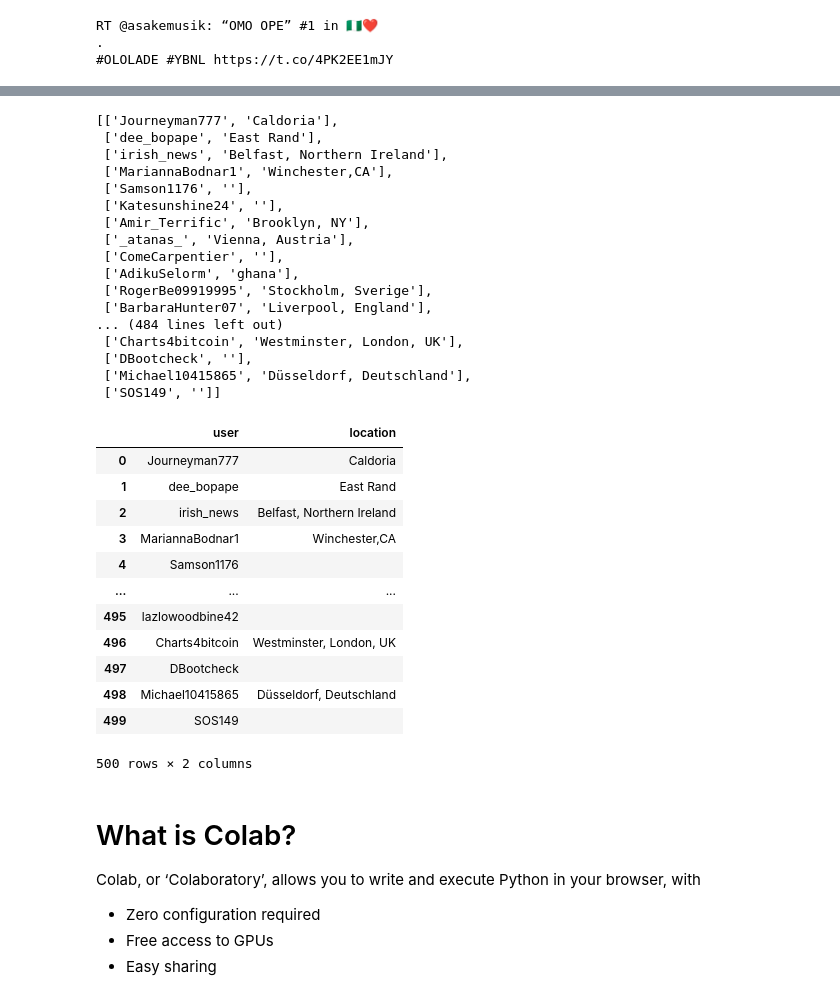
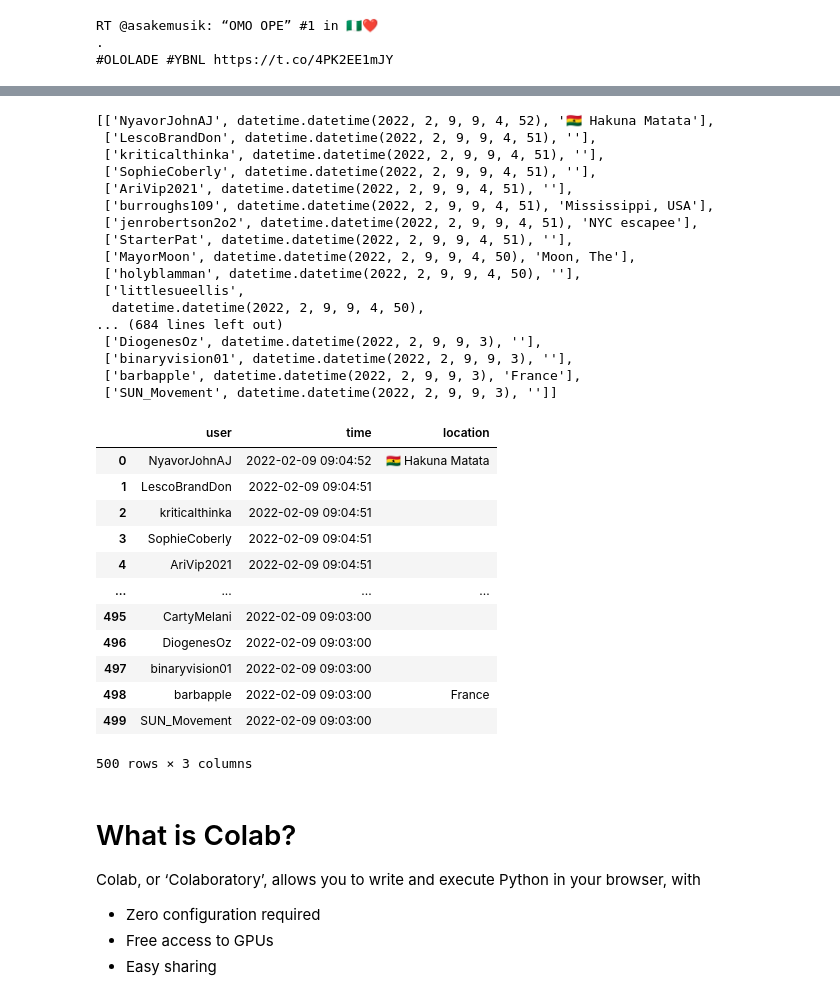
Before and after one commit to adebolarahman17/Boxes, a Jupyter notebook: Welcome_to_Colaboratory.ipynb, the cells around one changed output, grey strips where cells are left out. Drawn from its saved outputs; the diff is of its cells as text; code cells hidden in the pictures.

```diff
--- a/Welcome_to_Colaboratory.ipynb
+++ b/Welcome_to_Colaboratory.ipynb
@@ -29,9 +29,10 @@ RT @asakemusik: “OMO OPE” #1 in 🇳🇬❤️
 #OLOLADE #YBNL https://t.co/4PK2EE1mJY
 # %%
 tweets = tweepy.Cursor(api.search,
-              q='covid',
+              q="covid",
               lang="en",
-              since='2020-01-01').items(500)
+              since='2020-01-01',
+              ).items(500)
 # %%
 for tweet in tweets:
     print(tweet.text)
@@ -56,42 +57,42 @@ RT @PeterSweden7: Saskatchewan in Canada has announced they will be REMOVING the
 # %%
-users_locs = [[tweet.user.screen_name, tweet.user.location] for tweet in tweets]
+users_locs = [[tweet.user.screen_name, tweet.created_at, tweet.user.location] for tweet in tweets]
 users_locs
 # %% [output]
-[['Journeyman777', 'Caldoria'],
- ['dee_bopape', 'East Rand'],
- ['irish_news', 'Belfast, Northern Ireland'],
- ['MariannaBodnar1', 'Winchester,CA'],
- ['Samson1176', ''],
- ['Katesunshine24', ''],
- ['Amir_Terrific', 'Brooklyn, NY'],
- ['_atanas_', 'Vienna, Austria'],
- ['ComeCarpentier', ''],
- ['AdikuSelorm', 'ghana'],
- ['RogerBe09919995', 'Stockholm, Sverige'],
- ['BarbaraHunter07', 'Liverpool, England'],
-... (484 lines left out)
- ['Charts4bitcoin', 'Westminster, London, UK'],
- ['DBootcheck', ''],
- ['Michael10415865', 'Düsseldorf, Deutschland'],
- ['SOS149', '']]
+[['NyavorJohnAJ', datetime.datetime(2022, 2, 9, 9, 4, 52), '🇬🇭 Hakuna Matata'],
+ ['LescoBrandDon', datetime.datetime(2022, 2, 9, 9, 4, 51), ''],
+ ['kriticalthinka', datetime.datetime(2022, 2, 9, 9, 4, 51), ''],
+ ['SophieCoberly', datetime.datetime(2022, 2, 9, 9, 4, 51), ''],
+ ['AriVip2021', datetime.datetime(2022, 2, 9, 9, 4, 51), ''],
+ ['burroughs109', datetime.datetime(2022, 2, 9, 9, 4, 51), 'Mississippi, USA'],
+ ['jenrobertson2o2', datetime.datetime(2022, 2, 9, 9, 4, 51), 'NYC escapee'],
+ ['StarterPat', datetime.datetime(2022, 2, 9, 9, 4, 51), ''],
+ ['MayorMoon', datetime.datetime(2022, 2, 9, 9, 4, 50), 'Moon, The'],
+ ['holyblamman', datetime.datetime(2022, 2, 9, 9, 4, 50), ''],
+ ['littlesueellis',
+  datetime.datetime(2022, 2, 9, 9, 4, 50),
+... (684 lines left out)
+ ['DiogenesOz', datetime.datetime(2022, 2, 9, 9, 3), ''],
+ ['binaryvision01', datetime.datetime(2022, 2, 9, 9, 3), ''],
+ ['barbapple', datetime.datetime(2022, 2, 9, 9, 3), 'France'],
+ ['SUN_Movement', datetime.datetime(2022, 2, 9, 9, 3), '']]
 # %%
 tweet_text = pd.DataFrame(data=users_locs,
-                    columns=['user', "location"])
+                    columns=['user','time', "location"])
 tweet_text
 # %% [output]
-|  | user | location |
-| 0 | Journeyman777 | Caldoria |
-| 1 | dee_bopape | East Rand |
-| 2 | irish_news | Belfast, Northern Ireland |
-| 3 | MariannaBodnar1 | Winchester,CA |
-| 4 | Samson1176 |  |
-| ... | ... | ... |
-| 495 | lazlowoodbine42 |  |
-| 496 | Charts4bitcoin | Westminster, London, UK |
-| 497 | DBootcheck |  |
-| 498 | Michael10415865 | Düsseldorf, Deutschland |
-| 499 | SOS149 |  |
+|  | user | time | location |
+| 0 | NyavorJohnAJ | 2022-02-09 09:04:52 | 🇬🇭 Hakuna Matata |
+| 1 | LescoBrandDon | 2022-02-09 09:04:51 |  |
+| 2 | kriticalthinka | 2022-02-09 09:04:51 |  |
+| 3 | SophieCoberly | 2022-02-09 09:04:51 |  |
+| 4 | AriVip2021 | 2022-02-09 09:04:51 |  |
+| ... | ... | ... | ... |
+| 495 | CartyMelani | 2022-02-09 09:03:00 |  |
+| 496 | DiogenesOz | 2022-02-09 09:03:00 |  |
+| 497 | binaryvision01 | 2022-02-09 09:03:00 |  |
+| 498 | barbapple | 2022-02-09 09:03:00 | France |
+| 499 | SUN_Movement | 2022-02-09 09:03:00 |  |
-500 rows × 2 columns
+500 rows × 3 columns
 # %% [markdown]
 
 
```
Also changed, not shown: parts of 1 cell of this notebook.
